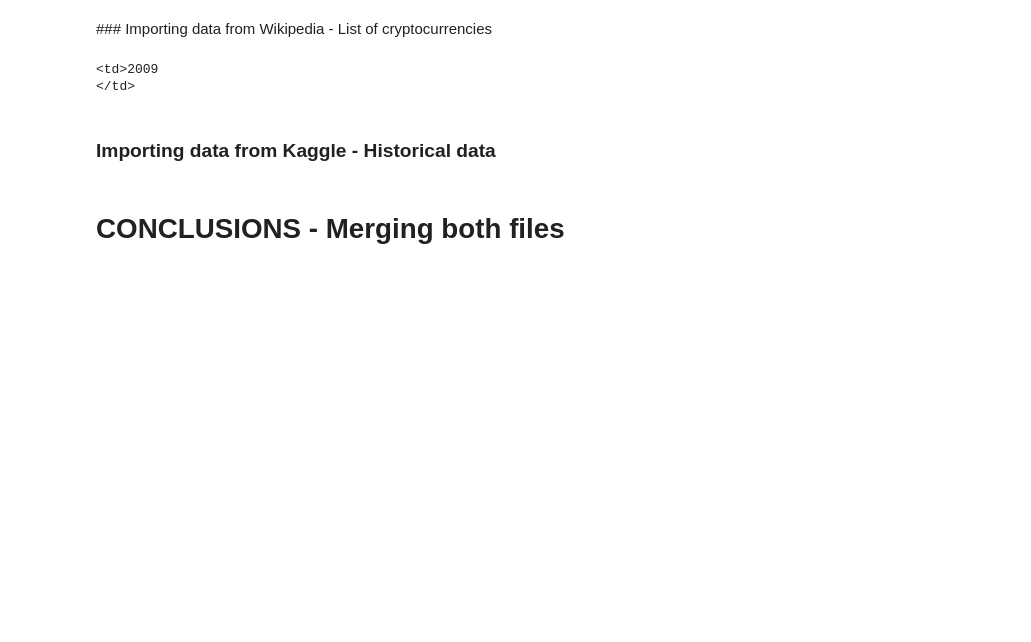
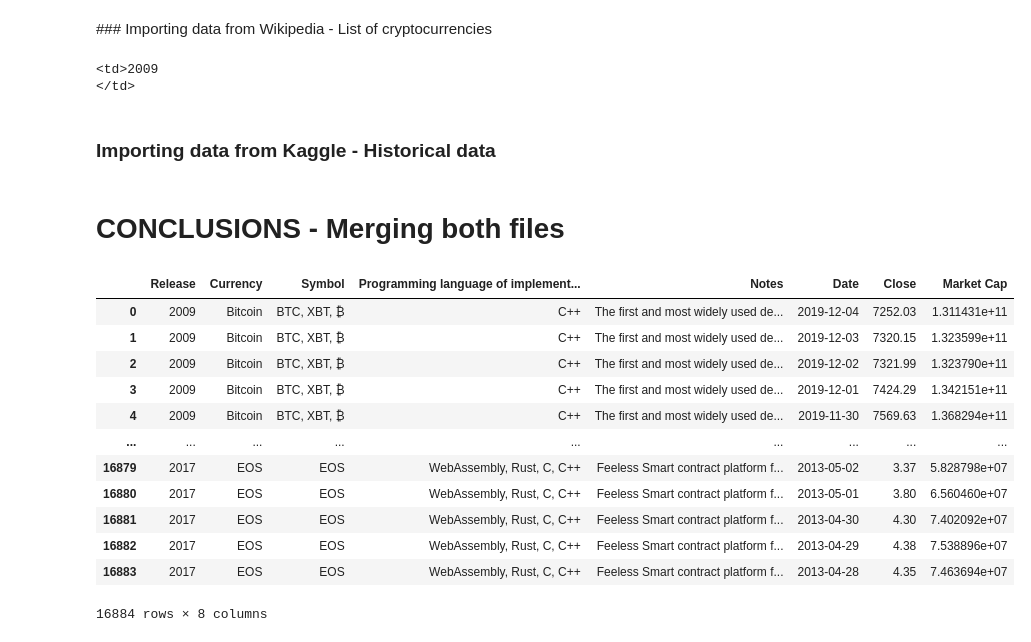
Before and after one commit to meryreddoor/Bitcoins_Scraping, a Jupyter notebook: Coins.ipynb, the cells around one changed output. Saved outputs shown, nothing was run; the diff lists cells and outputs as text; code cells hidden in the pictures; blank space fills up the shorter version.

```diff
--- a/Coins.ipynb
+++ b/Coins.ipynb
@@ -94,3 +94,19 @@ final_table['Date']=pd.to_datetime(final_table['Date'])
 # %%
 #Exporting the file.
 final_table.to_csv("OUTPUT/final_table.csv")
+# %%
+final_table
+# %% [output]
+|  | Release | Currency | Symbol | Programming language of implement... | Notes | Date | Close | Market Cap |
+| 0 | 2009 | Bitcoin | BTC, XBT, ₿ | C++ | The first and most widely used de... | 2019-12-04 | 7252.03 | 1.311431e+11 |
+| 1 | 2009 | Bitcoin | BTC, XBT, ₿ | C++ | The first and most widely used de... | 2019-12-03 | 7320.15 | 1.323599e+11 |
+| 2 | 2009 | Bitcoin | BTC, XBT, ₿ | C++ | The first and most widely used de... | 2019-12-02 | 7321.99 | 1.323790e+11 |
+| 3 | 2009 | Bitcoin | BTC, XBT, ₿ | C++ | The first and most widely used de... | 2019-12-01 | 7424.29 | 1.342151e+11 |
+| 4 | 2009 | Bitcoin | BTC, XBT, ₿ | C++ | The first and most widely used de... | 2019-11-30 | 7569.63 | 1.368294e+11 |
+| ... | ... | ... | ... | ... | ... | ... | ... | ... |
+| 16879 | 2017 | EOS | EOS | WebAssembly, Rust, C, C++ | Feeless Smart contract platform f... | 2013-05-02 | 3.37 | 5.828798e+07 |
+| 16880 | 2017 | EOS | EOS | WebAssembly, Rust, C, C++ | Feeless Smart contract platform f... | 2013-05-01 | 3.80 | 6.560460e+07 |
+| 16881 | 2017 | EOS | EOS | WebAssembly, Rust, C, C++ | Feeless Smart contract platform f... | 2013-04-30 | 4.30 | 7.402092e+07 |
+| 16882 | 2017 | EOS | EOS | WebAssembly, Rust, C, C++ | Feeless Smart contract platform f... | 2013-04-29 | 4.38 | 7.538896e+07 |
+| 16883 | 2017 | EOS | EOS | WebAssembly, Rust, C, C++ | Feeless Smart contract platform f... | 2013-04-28 | 4.35 | 7.463694e+07 |
+16884 rows × 8 columns
```
Also changed, not shown: parts of 1 cell of this notebook.
